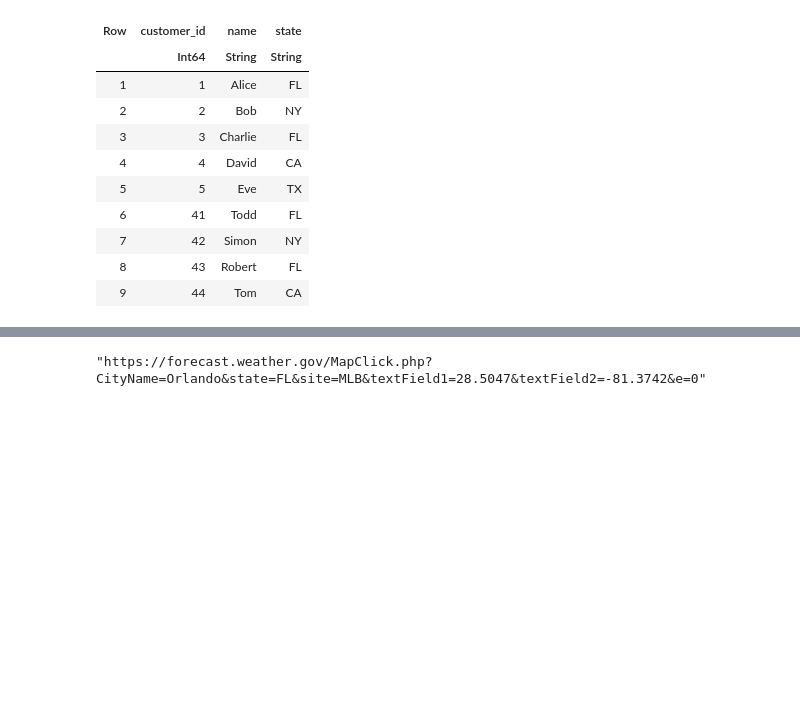
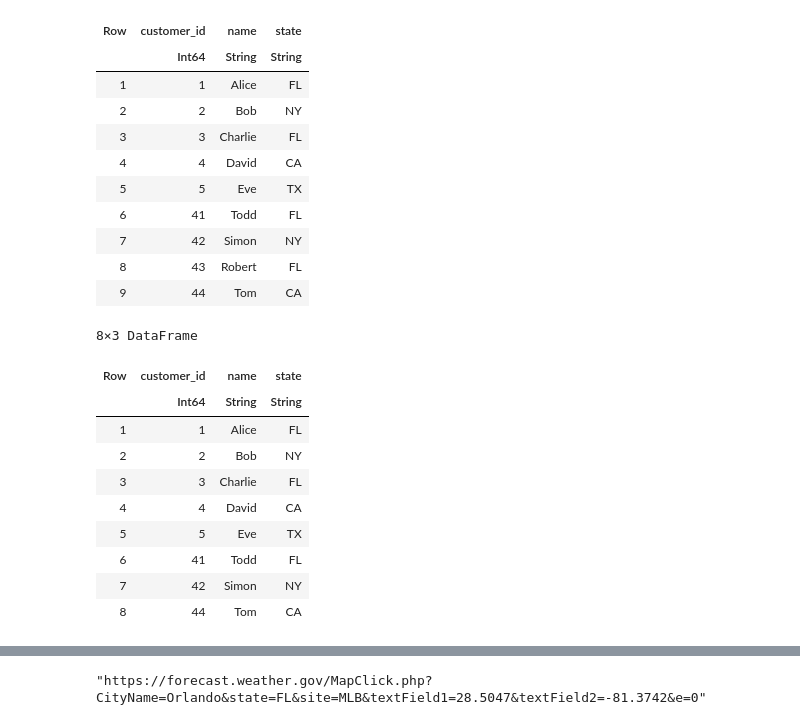
Before and after one commit to mantzaris/JuliaLang_Yeah_Yeah_Yeah, a Jupyter notebook: 06DataBase/01SQLite.ipynb, the cells around one changed output, grey strips where cells are left out. Drawn from its saved outputs; the diff is of its cells as text; code cells hidden in the pictures; blank space fills up the shorter version.

```diff
--- a/06DataBase/01SQLite.ipynb
+++ b/06DataBase/01SQLite.ipynb
@@ -430,3 +502,19 @@ DBInterface.execute(db, "SELECT * FROM customers") |> DataFrame
 | 7 | 42 | Simon | NY |
 | 8 | 43 | Robert | FL |
 | 9 | 44 | Tom | CA |
+# %%
+DBInterface.execute(db, "DELETE FROM customers WHERE name='Robert'")
+
+DBInterface.execute(db, "SELECT * FROM customers") |> DataFrame
+# %% [output]
+8×3 DataFrame
+| Row | customer_id | name | state |
+|  | Int64 | String | String |
+| 1 | 1 | Alice | FL |
+| 2 | 2 | Bob | NY |
+| 3 | 3 | Charlie | FL |
+| 4 | 4 | David | CA |
+| 5 | 5 | Eve | TX |
+| 6 | 41 | Todd | FL |
+| 7 | 42 | Simon | NY |
+| 8 | 44 | Tom | CA |
```
Also changed, not shown: parts of 30 cells of this notebook, 9 other files.
